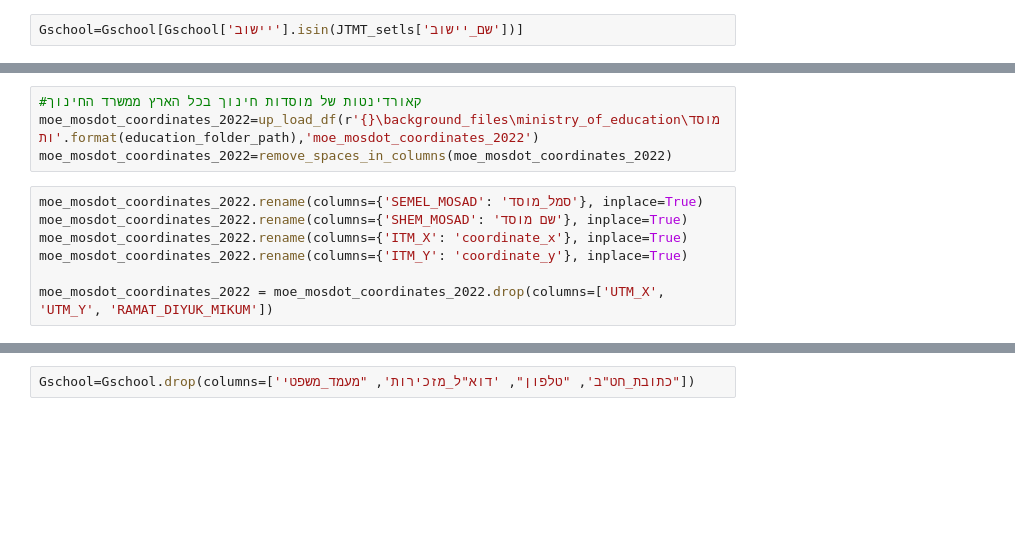
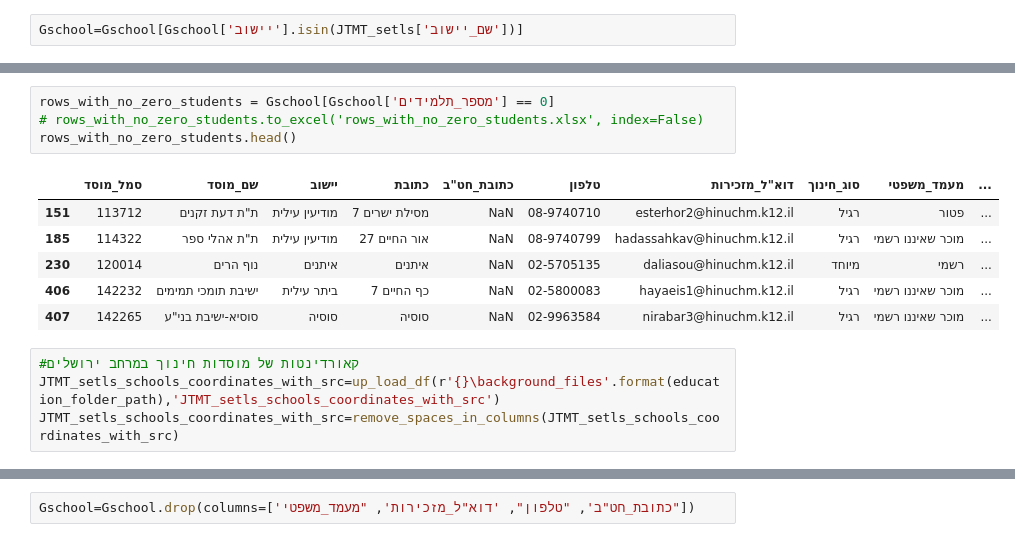
Before and after one commit to DavidPerelman/education, a Jupyter notebook: ministry_of_education/main.ipynb, the cells around one changed output, grey strips where cells are left out. Saved outputs shown, nothing was run; the diff lists cells and outputs as text; blank space fills up the shorter version.

Commit message:
DP - ministry_of_education - main.ipynb - finish

```diff
--- a/ministry_of_education/main.ipynb
+++ b/ministry_of_education/main.ipynb
@@ -31,11 +53,15 @@ Gschool=Gschool[Gschool['יישוב'] != 'בית שמש']
+# %%
+rows_with_no_zero_students = Gschool[Gschool['מספר_תלמידים'] == 0]
+# rows_with_no_zero_students.to_excel('rows_with_no_zero_students.xlsx', index=False)
+rows_with_no_zero_students.head()
+# %% [output]
+|  | סמל_מוסד | שם_מוסד | יישוב | כתובת | כתובת_חט"ב | טלפון | דוא"ל_מזכירות | סוג_חינוך | מעמד_משפטי | ... |
+| 151 | 113712 | ת"ת דעת זקנים | מודיעין עילית | מסילת ישרים 7 | NaN | 08-9740710 | esterhor2@hinuchm.k12.il | רגיל | פטור | ... |
+| 185 | 114322 | ת"ת אהלי ספר | מודיעין עילית | אור החיים 27 | NaN | 08-9740799 | hadassahkav@hinuchm.k12.il | רגיל | מוכר שאיננו רשמי | ... |
+| 230 | 120014 | נוף הרים | איתנים | איתנים | NaN | 02-5705135 | daliasou@hinuchm.k12.il | מיוחד | רשמי | ... |
+| 406 | 142232 | ישיבת תומכי תמימים | ביתר עילית | כף החיים 7 | NaN | 02-5800083 | hayaeis1@hinuchm.k12.il | רגיל | מוכר שאיננו רשמי | ... |
+| 407 | 142265 | סוסיא-ישיבת בני"ע | סוסיה | סוסיה | NaN | 02-9963584 | nirabar3@hinuchm.k12.il | רגיל | מוכר שאיננו רשמי | ... |
 # %%
-#קאורדינטות של מוסדות חינוך בכל הארץ ממשרד החינוך
-moe_mosdot_coordinates_2022=up_load_df(r'{}\background_files\ministry_of_education\מוסדות'.format(education_folder_path),'moe_mosdot_coordinates_2022')
-moe_mosdot_coordinates_2022=remove_spaces_in_columns(moe_mosdot_coordinates_2022)
+#קאורדינטות של מוסדות חינוך במרחב ירושלים
+JTMT_setls_schools_coordinates_with_src=up_load_df(r'{}\background_files'.format(education_folder_path),'JTMT_setls_schools_coordinates_with_src')
+JTMT_setls_schools_coordinates_with_src=remove_spaces_in_columns(JTMT_setls_schools_coordinates_with_src)
-# %%
-moe_mosdot_coordinates_2022.rename(columns={'SEMEL_MOSAD': 'סמל_מוסד'}, inplace=True)
-moe_mosdot_coordinates_2022.rename(columns={'SHEM_MOSAD': 'שם מוסד'}, inplace=True)
-moe_mosdot_coordinates_2022.rename(columns={'ITM_X': 'coordinate_x'}, inplace=True)
-moe_mosdot_coordinates_2022.rename(columns={'ITM_Y': 'coordinate_y'}, inplace=True)
-
-moe_mosdot_coordinates_2022 = moe_mosdot_coordinates_2022.drop(columns=['UTM_X', 'UTM_Y', 'RAMAT_DIYUK_MIKUM'])
```
Also changed, not shown: parts of 31 cells of this notebook, 8 other files.
